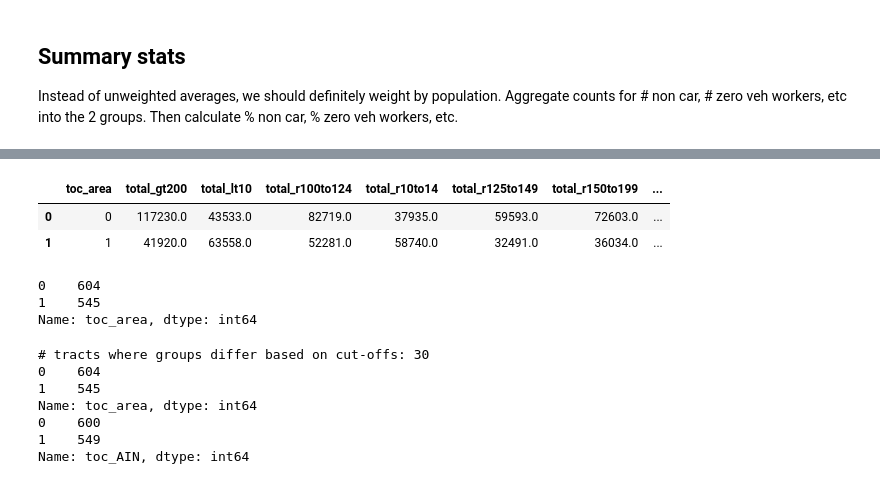
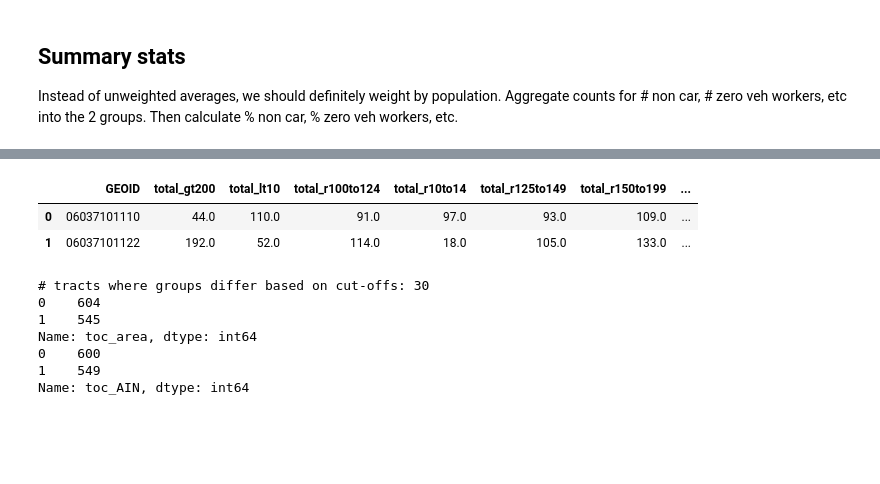
Before and after one commit to CityOfLosAngeles/planning-entitlements, a Jupyter notebook: notebooks/07-toc-census-stats.ipynb, the cells around one changed output, grey strips where cells are left out. Saved outputs shown, nothing was run; the diff lists cells and outputs as text; code cells hidden in the pictures; blank space fills up the shorter version.

Commit message:
Add income IQR to summary

```diff
--- a/notebooks/07-toc-census-stats.ipynb
+++ b/notebooks/07-toc-census-stats.ipynb
@@ -211,13 +211,25 @@ final.head(2)
 # %%
 # Income (use ranges to calculate median)
 # These have to be calculated after tracts are ID as TOC or not
 income_ranges = pcts_census_utils.income_ranges
 
 # The new_var columns to keep all have prefix "total_".
 # Can switch out if we're interested in other races' income ranges
 keep = []
 for x in income_ranges:
     keep.append("total_" + x)
 
-income = pcts_census_utils.grab_census_table("incomerange", 2018, "total")
-income = income.pivot(index="GEOID", columns = "new_var", values = "num").reset_index()
+def process_income_before_iqr():
+    df = pcts_census_utils.grab_census_table("incomerange", 2018, "total")
+    df = df.pivot(index="GEOID", columns = "new_var", values = "num")
+    df.columns.name = ""
+    df = df.reset_index()
+
+    return df
+
+income = process_income_before_iqr()
+income.head(2)
+# %% [output]
+|  | GEOID | total_gt200 | total_lt10 | total_r100to124 | total_r10to14 | total_r125to149 | total_r150to199 | ... |
+| 0 | 06037101110 | 44.0 | 110.0 | 91.0 | 97.0 | 93.0 | 109.0 | ... |
+| 1 | 06037101122 | 192.0 | 52.0 | 114.0 | 18.0 | 105.0 | 133.0 | ... |
@@ -226,6 +235,0 @@ final2 = pd.merge(final[["GEOID", "toc_area"]], income, on = "GEOID", how = "lef
-# %%
-final2.pivot_table(index = "toc_area", aggfunc = "sum").reset_index()
-# %% [output]
-|  | toc_area | total_gt200 | total_lt10 | total_r100to124 | total_r10to14 | total_r125to149 | total_r150to199 | ... |
-| 0 | 0 | 117230.0 | 43533.0 | 82719.0 | 37935.0 | 59593.0 | 72603.0 | ... |
-| 1 | 1 | 41920.0 | 63558.0 | 52281.0 | 58740.0 | 32491.0 | 36034.0 | ... |
@@ -241,9 +236,3 @@ iqr.head(2)
-# %%
-final2.toc_area.value_counts()
-# %% [output]
-0    604
-1    545
-Name: toc_area, dtype: int64
 # %%
 print(f"# tracts where groups differ based on cut-offs: {len(final[final.toc_area != final.toc_AIN])}")
 print(final.toc_area.value_counts())
```
Also changed, not shown: parts of 7 cells of this notebook.
